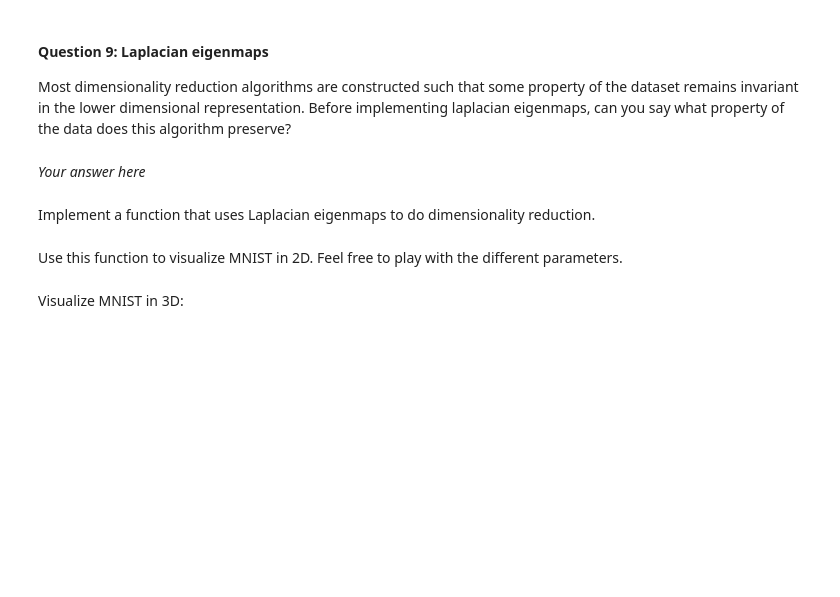
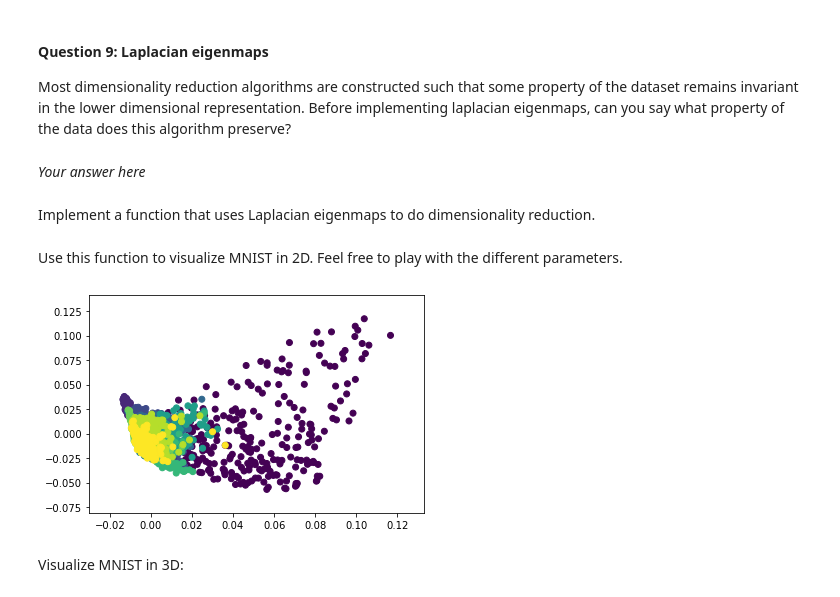
Before and after one commit to YuxuanLongBeyond/ntds2019, a Jupyter notebook: assignments/2_learning_with_graphs.ipynb, the cells around one changed output. Saved outputs shown, nothing was run; the diff lists cells and outputs as text; code cells hidden in the pictures; blank space fills up the shorter version.

```diff
--- a/assignments/2_learning_with_graphs.ipynb
+++ b/assignments/2_learning_with_graphs.ipynb
@@ -306,5 +317,14 @@ def laplacian_eigenmaps(X:np.ndarray, dim: int, sigma: float, epsilon: float, no
     """ Return:
         coords (n x dim array): new coordinates for the data points."""
     # Your code here
+    adjacency = epsilon_similarity_graph(X, sigma = sigma, epsilon = epsilon)
+    laplacian = compute_laplacian(adjacency, normalize)
+    lamb, U = spectral_decomposition(laplacian)
+    u_k = U[:, 1:(dim + 1)]
+    # if normalize:
+    #     # normalize each row
+    #     norm = np.sqrt(np.sum(u_k ** 2, axis = 1))
+    #     u_k = (u_k.T / norm).T
+    return u_k
 # %% [markdown]
 Use this function to visualize MNIST in 2D. Feel free to play with the different parameters.
@@ -314,2 +331,16 @@ dim = 2
+# %%
+dim = 2
+# Your code here
+sigma = 1000.0
+epsilon = 0.02
+normalize = True
+# adjacency = epsilon_similarity_graph(X_mnist, sigma = sigma, epsilon = epsilon)
+# plt.spy(adjacency)
+# plt.show()
+u_k = laplacian_eigenmaps(X_mnist, dim, sigma, epsilon, normalize)
+plt.scatter(u_k[:, 0], u_k[:, 1], c=y_mnist)
+plt.show()
+# %% [output]
+[figure, added]
 # %% [markdown]
 Visualize MNIST in 3D:
```
Also changed, not shown: parts of 25 cells of this notebook.
